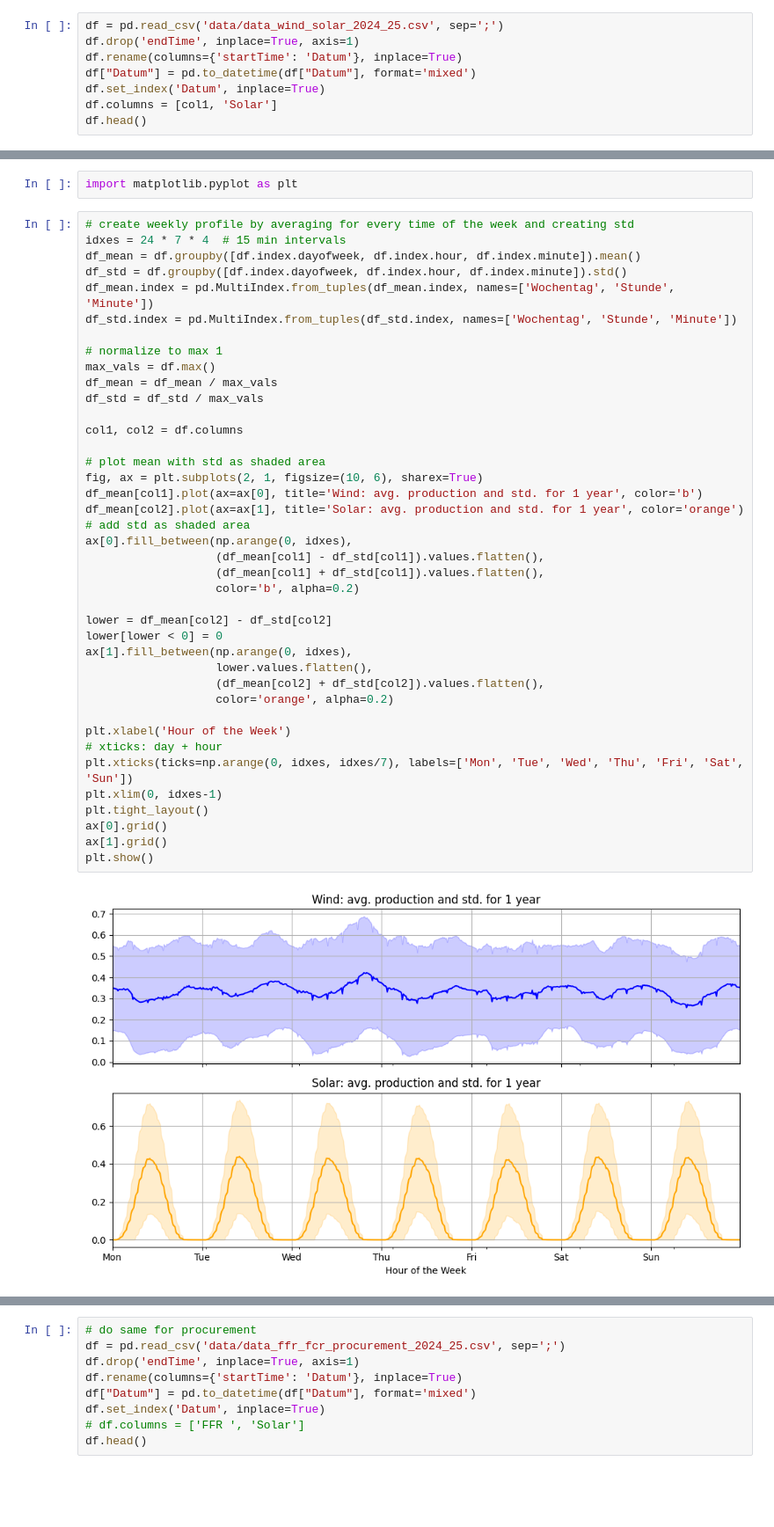
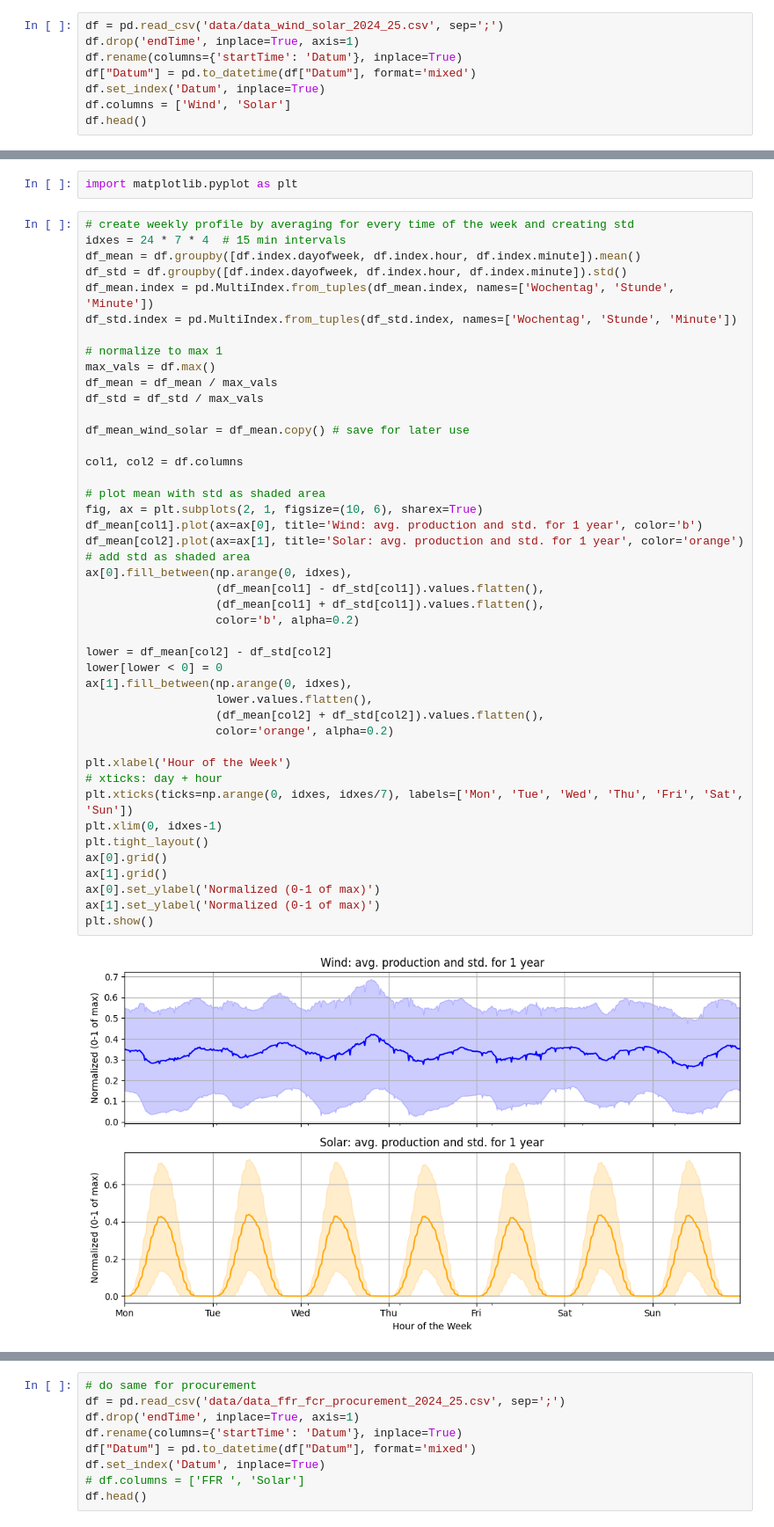
Before and after one commit to cvonholly/dvpp_reward_mechanism, a Jupyter notebook: data_analysis.ipynb, the cells around one changed output, grey strips where cells are left out. Shown at 88% size. Cells and saved outputs as stored; diff of their text form; blank space fills up the shorter version.

```diff
--- a/data_analysis.ipynb
+++ b/data_analysis.ipynb
@@ -149,6 +157,6 @@ df.drop('endTime', inplace=True, axis=1)
 df.rename(columns={'startTime': 'Datum'}, inplace=True)
 df["Datum"] = pd.to_datetime(df["Datum"], format='mixed')
 df.set_index('Datum', inplace=True)
-df.columns = [col1, 'Solar']
+df.columns = ['Wind', 'Solar']
 df.head()
 # %% [output]
@@ -180,33 +188,37 @@ df_std.index = pd.MultiIndex.from_tuples(df_std.index, names=['Wochentag', 'Stun
 max_vals = df.max()
 df_mean = df_mean / max_vals
 df_std = df_std / max_vals
+
+df_mean_wind_solar = df_mean.copy() # save for later use
 
 col1, col2 = df.columns
 
 # plot mean with std as shaded area
 fig, ax = plt.subplots(2, 1, figsize=(10, 6), sharex=True)
 df_mean[col1].plot(ax=ax[0], title='Wind: avg. production and std. for 1 year', color='b')
 df_mean[col2].plot(ax=ax[1], title='Solar: avg. production and std. for 1 year', color='orange')
 # add std as shaded area
 ax[0].fill_between(np.arange(0, idxes),
                    (df_mean[col1] - df_std[col1]).values.flatten(),
                    (df_mean[col1] + df_std[col1]).values.flatten(),
                    color='b', alpha=0.2)
 
 lower = df_mean[col2] - df_std[col2]
 lower[lower < 0] = 0
 ax[1].fill_between(np.arange(0, idxes),
                    lower.values.flatten(),
                    (df_mean[col2] + df_std[col2]).values.flatten(),
                    color='orange', alpha=0.2)
 
 plt.xlabel('Hour of the Week')
 # xticks: day + hour
 plt.xticks(ticks=np.arange(0, idxes, idxes/7), labels=['Mon', 'Tue', 'Wed', 'Thu', 'Fri', 'Sat', 'Sun'])
 plt.xlim(0, idxes-1)
 plt.tight_layout()
 ax[0].grid()
 ax[1].grid()
+ax[0].set_ylabel('Normalized (0-1 of max)')
+ax[1].set_ylabel('Normalized (0-1 of max)')
 plt.show()
 # %% [output]
-[figure, old version]
+[figure, new version]
```
Also changed, not shown: parts of 21 cells of this notebook.
